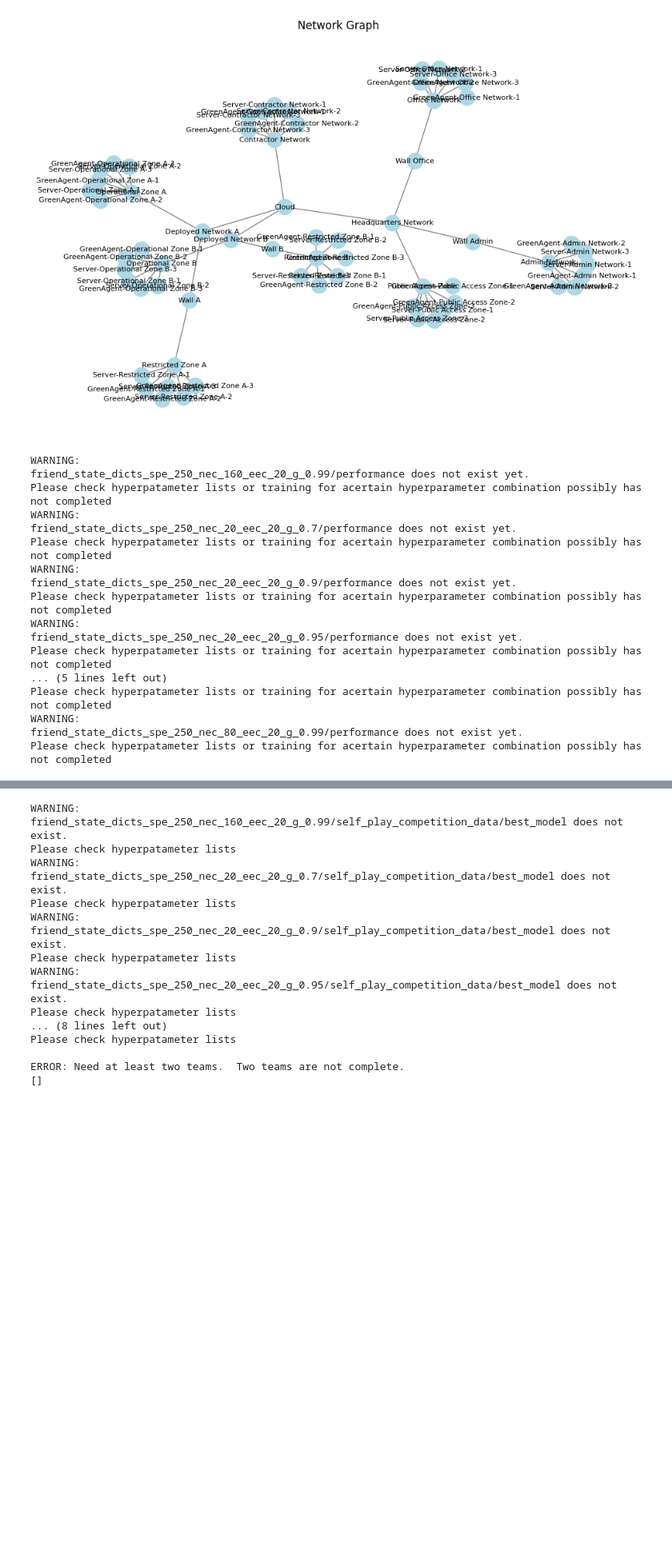
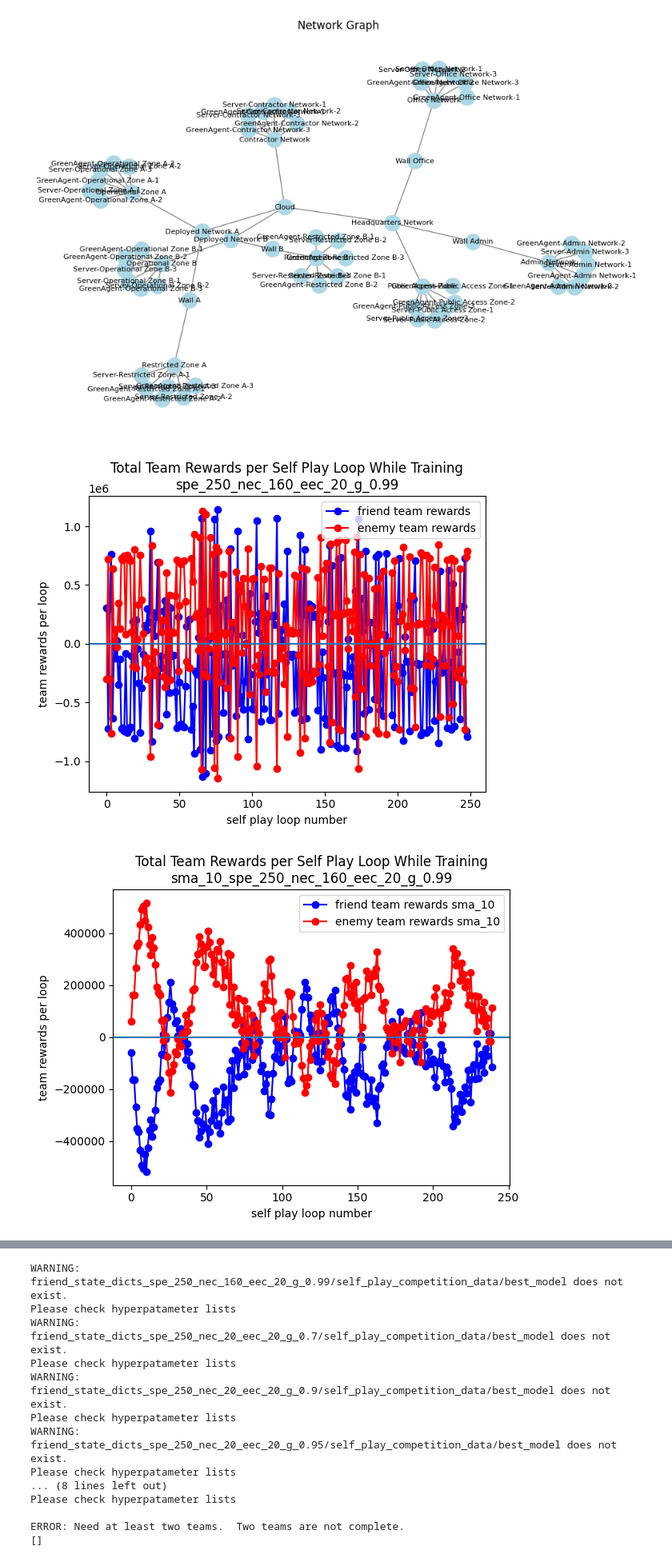
Before and after one commit to CMSRL/Multi-Agent-Deep-Reinforcement-Learning-for-Cyber-Conflict-Simulation-and-Experimentation, a Jupyter notebook: self_play_evaluation_final.ipynb, the cells around one changed output, grey strips where cells are left out. Shown at 80% size. Drawn from its saved outputs; the diff is of its cells as text; code cells hidden in the pictures; blank space fills up the shorter version.

```diff
--- a/self_play_evaluation_final.ipynb
+++ b/self_play_evaluation_final.ipynb
@@ -925,72 +925,33 @@ for hyperset in hyperparameter_sets:
         plt.axhline(y = 0)
         plt.xlabel("self play loop number")
         plt.ylabel("team rewards per loop")
         plt.title(f"Total Team Rewards per Self Play Loop While Training\nspe_{self_play_epochs}"
                     f"_nec_{num_episodes_choice}_eec_{eval_episodes_choice}_g_{GAMMA}")
         plt.legend()
         plt.savefig(f"{path}/friend_ememy_spe_{self_play_epochs}_nec_{num_episodes_choice}_eec_{eval_episodes_choice}_g_{GAMMA}.png")
         plt.show()
         plt.close()
 
-        plt.plot(iterations, friend_rewards, "o-", label = "friend team rewards", color = "blue")
-        plt.axhline(y = 0)
-        plt.xlabel("self play loop number")
-        plt.ylabel("team rewards per loop")
-        plt.title(f"Total Team Rewards per Self Play Loop While Training\nspe_{self_play_epochs}"
-                    f"_nec_{num_episodes_choice}_eec_{eval_episodes_choice}_g_{GAMMA}")
-        plt.legend()
-        plt.savefig(f"{path}/friend_alone_spe_{self_play_epochs}_nec_{num_episodes_choice}_eec_{eval_episodes_choice}_g_{GAMMA}.png")
-        plt.show()
-        plt.close()
-
-        window = 5
+        window = 10
         sma_friend = np.convolve(friend_rewards, np.ones(window)/window, mode='valid')
         sma_enemy = np.convolve(enemy_rewards, np.ones(window)/window, mode='valid')
         iterations = np.arange(sma_friend.size)
         plt.plot(iterations, sma_friend, "o-", label = f"friend team rewards sma_{window}", color = "blue")
         plt.plot(iterations, sma_enemy, "o-", label = f"enemy team rewards sma_{window}", color = "red")
         plt.axhline(y = 0)
         plt.xlabel("self play loop number")
         plt.ylabel("team rewards per loop")
         plt.title(f"Total Team Rewards per Self Play Loop While Training\nsma_{window}_spe_{self_play_epochs}"
                     f"_nec_{num_episodes_choice}_eec_{eval_episodes_choice}_g_{GAMMA}")
         plt.legend()
         plt.savefig(f"{path}/friend_enemy_sma_10_spe_{self_play_epochs}_nec_{num_episodes_choice}_eec_{eval_episodes_choice}_g_{GAMMA}.png")
         plt.show()
         plt.close()
 
-        plt.plot(iterations, sma_friend, "o-", label = f"friend team rewards sma_{window}", color = "blue")
-        plt.axhline(y = 0)
-        plt.xlabel("self play loop number")
-        plt.ylabel("team rewards per loop")
-        plt.title(f"Total Team Rewards per Self Play Loop While Training\nsma_{window}_spe_{self_play_epochs}"
-                    f"_nec_{num_episodes_choice}_eec_{eval_episodes_choice}_g_{GAMMA}")
-        plt.legend()
-        plt.savefig(f"{path}/friend_alone_sma_10_spe_{self_play_epochs}_nec_{num_episodes_choice}_eec_{eval_episodes_choice}_g_{GAMMA}.png")
-        plt.show()
-        plt.close()
-
-
-
     else:
         print("WARNING:")
         print(f"{path} does not exist yet.\nPlease check hyperpatameter lists or training for a"
                 f"certain hyperparameter combination possibly has not completed")
 # %% [output]
-WARNING:
-friend_state_dicts_spe_250_nec_160_eec_20_g_0.99/performance does not exist yet.
-Please check hyperpatameter lists or training for acertain hyperparameter combination possibly has not completed
-WARNING:
-friend_state_dicts_spe_250_nec_20_eec_20_g_0.7/performance does not exist yet.
-Please check hyperpatameter lists or training for acertain hyperparameter combination possibly has not completed
-WARNING:
-friend_state_dicts_spe_250_nec_20_eec_20_g_0.9/performance does not exist yet.
-Please check hyperpatameter lists or training for acertain hyperparameter combination possibly has not completed
-WARNING:
-friend_state_dicts_spe_250_nec_20_eec_20_g_0.95/performance does not exist yet.
-Please check hyperpatameter lists or training for acertain hyperparameter combination possibly has not completed
-... (5 lines left out)
-Please check hyperpatameter lists or training for acertain hyperparameter combination possibly has not completed
-WARNING:
-friend_state_dicts_spe_250_nec_80_eec_20_g_0.99/performance does not exist yet.
-Please check hyperpatameter lists or training for acertain hyperparameter combination possibly has not completed
+[figure, added]
+[figure, added]
```
Also changed, not shown: parts of 4 cells of this notebook.
